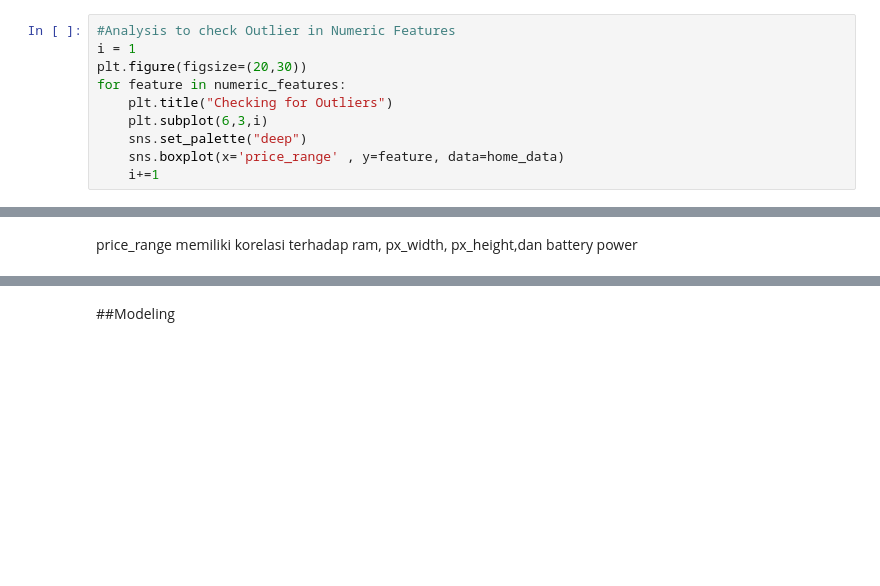
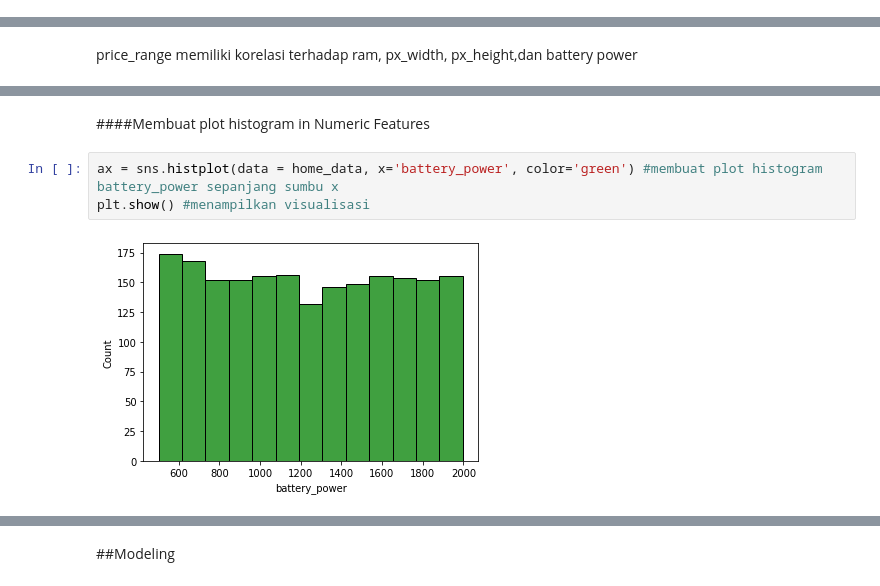
Before and after one commit to randiijulian/Final-Project-Kelompok-02-Rauzan-Sumara, a Jupyter notebook: [Revisi]_Final_Project.ipynb, the cells around one changed output, grey strips where cells are left out. Cells and saved outputs as stored; diff of their text form; blank space fills up the shorter version.

```diff
--- a/[Revisi]_Final_Project.ipynb
+++ b/[Revisi]_Final_Project.ipynb
@@ -372,13 +372,3 @@ home_data.duplicated().sum()
 0
 # %% [markdown]
 ###Visualize
-# %%
-#Analysis to check Outlier in Numeric Features
-i = 1
-plt.figure(figsize=(20,30))
-for feature in numeric_features:
-    plt.title("Checking for Outliers")
-    plt.subplot(6,3,i)
-    sns.set_palette("deep")
-    sns.boxplot(x='price_range' , y=feature, data=home_data)
-    i+=1
@@ -512,0 +433,7 @@ price_range memiliki korelasi terhadap ram, px_width, px_height,dan battery powe
+# %% [markdown]
+####Membuat plot histogram in Numeric Features
+# %%
+ax = sns.histplot(data = home_data, x='battery_power', color='green') #membuat plot histogram battery_power sepanjang sumbu x
+plt.show() #menampilkan visualisasi
+# %% [output]
+[figure, added]
```
Also changed, not shown: parts of 50 cells of this notebook.
